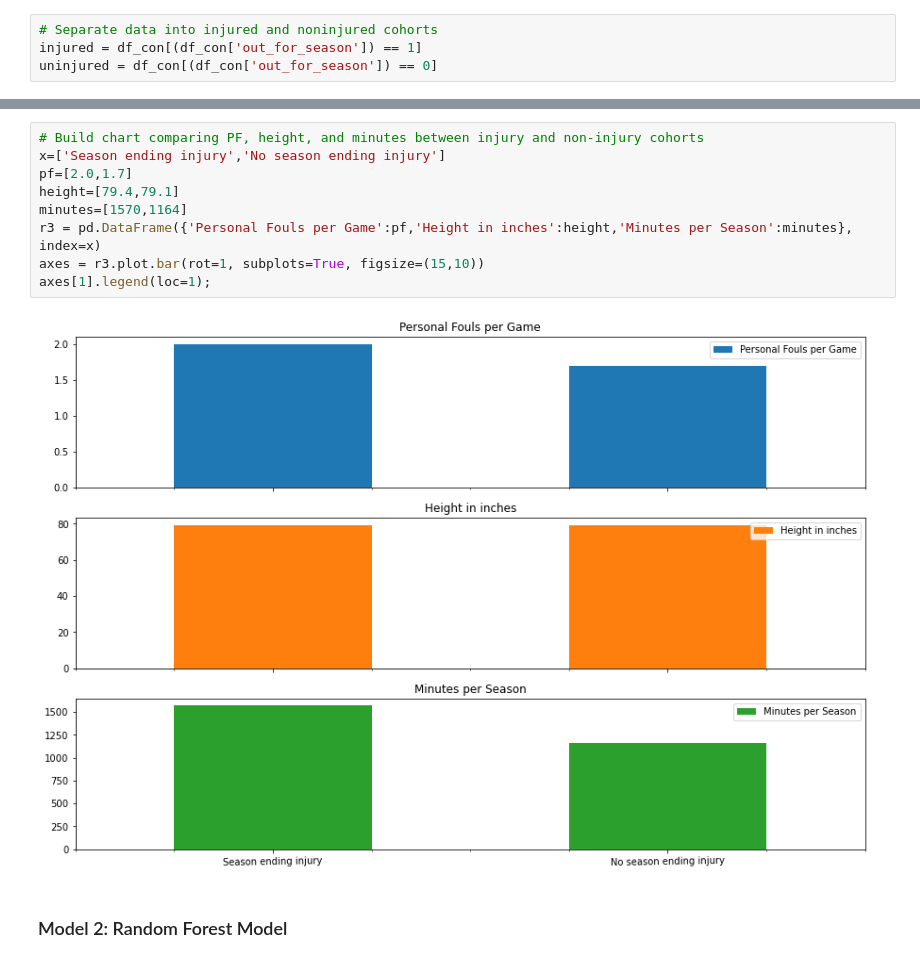
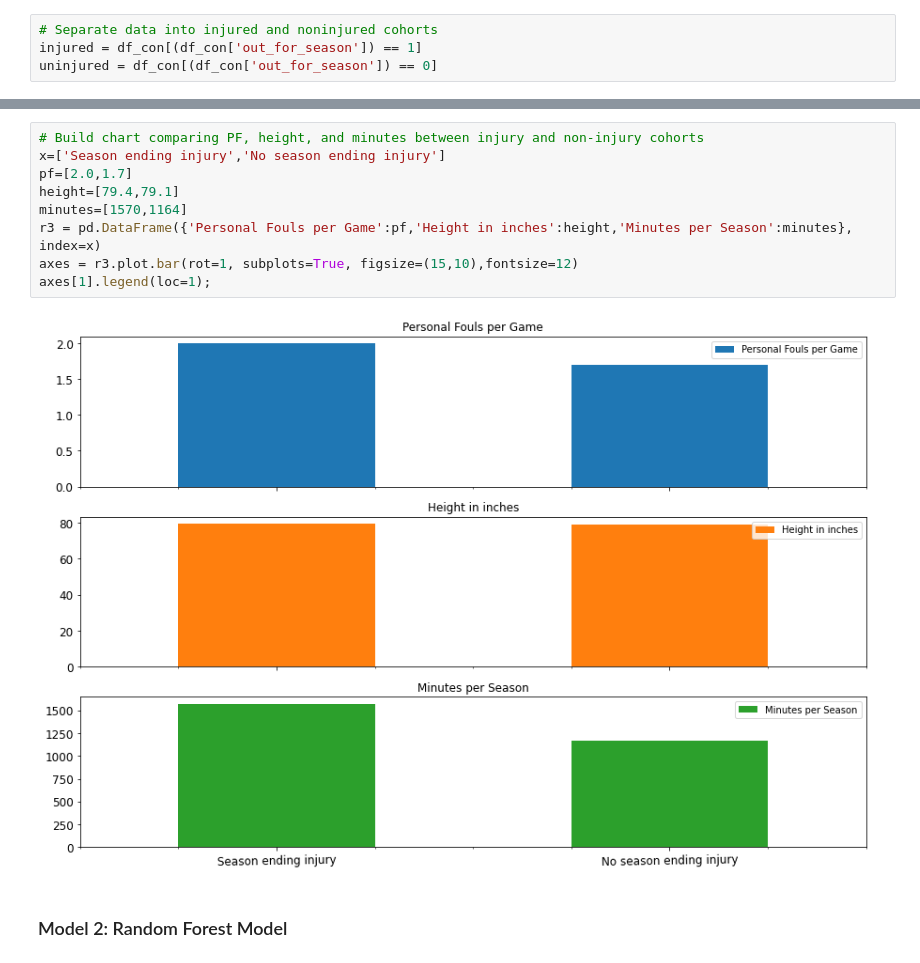
Before and after one commit to RH3421/Reducing_NBA_Injuries, a Jupyter notebook: Main_Notebook.ipynb, the cells around one changed output, grey strips where cells are left out. Drawn from its saved outputs; the diff is of its cells as text.

```diff
--- a/Main_Notebook.ipynb
+++ b/Main_Notebook.ipynb
@@ -578,14 +578,14 @@ uninjured.describe()
 # %%
 # Build chart comparing PF, height, and minutes between injury and non-injury cohorts
 x=['Season ending injury','No season ending injury']
 pf=[2.0,1.7]
 height=[79.4,79.1]
 minutes=[1570,1164]
 r3 = pd.DataFrame({'Personal Fouls per Game':pf,'Height in inches':height,'Minutes per Season':minutes}, index=x)
-axes = r3.plot.bar(rot=1, subplots=True, figsize=(15,10))
+axes = r3.plot.bar(rot=1, subplots=True, figsize=(15,10),fontsize=12)
 axes[1].legend(loc=1);
 # %% [output]
-[figure, old version]
+[figure, new version]
 # %% [markdown]
 ### Model 2: Random Forest Model
 # %%
```
Also changed, not shown: 1 other file.
